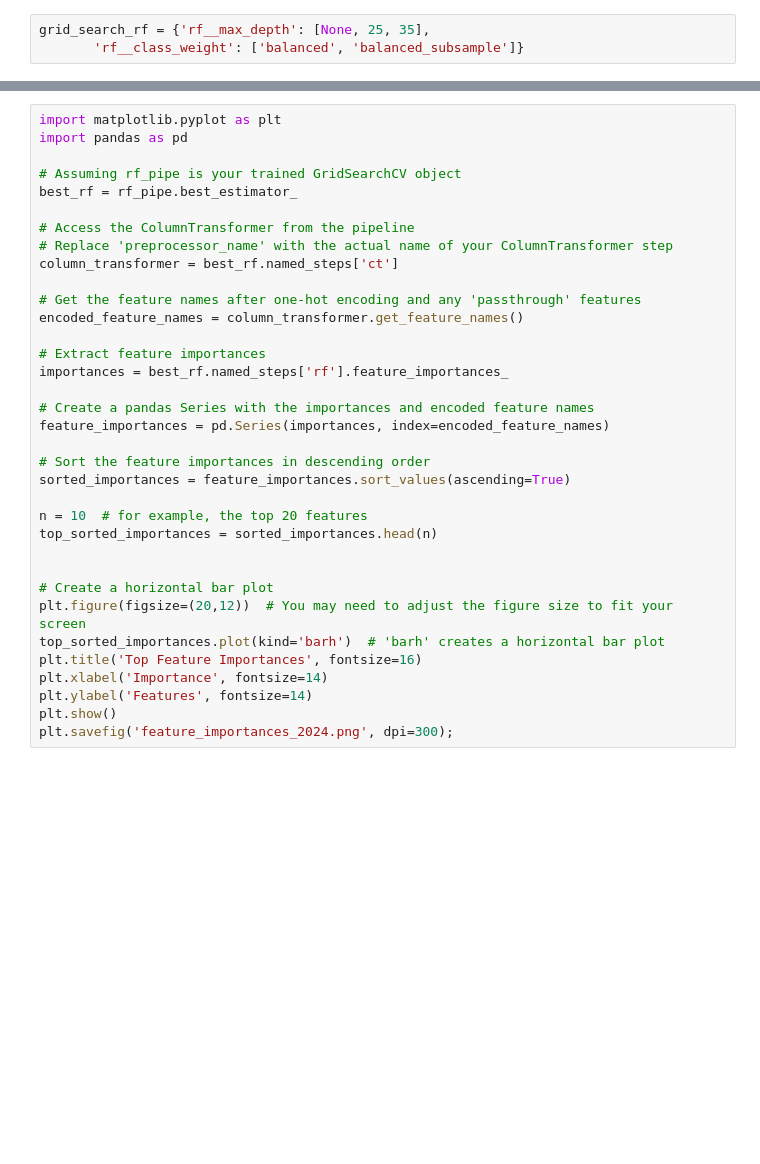
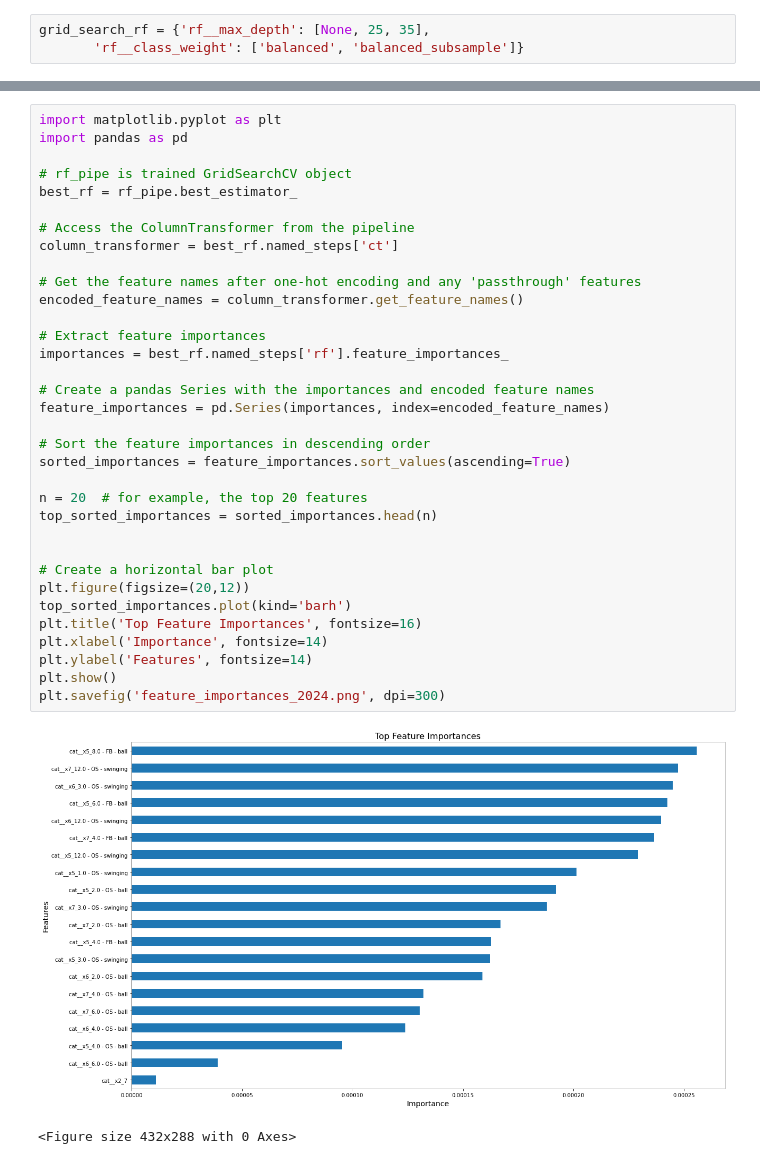
Before and after one commit to basstraining/pitch_predictor, a Jupyter notebook: binary_class_training_eval_final.ipynb, the cells around one changed output, grey strips where cells are left out. Drawn from its saved outputs; the diff is of its cells as text; blank space fills up the shorter version.

```diff
--- a/binary_class_training_eval_final.ipynb
+++ b/binary_class_training_eval_final.ipynb
@@ -270,35 +346,37 @@ rf_pipe.fit(X_train, y_train)
 # %%
 import matplotlib.pyplot as plt
 import pandas as pd
 
-# Assuming rf_pipe is your trained GridSearchCV object
+# rf_pipe is trained GridSearchCV object
 best_rf = rf_pipe.best_estimator_
 
 # Access the ColumnTransformer from the pipeline
-# Replace 'preprocessor_name' with the actual name of your ColumnTransformer step
 column_transformer = best_rf.named_steps['ct']
 
 # Get the feature names after one-hot encoding and any 'passthrough' features
 encoded_feature_names = column_transformer.get_feature_names()
 
 # Extract feature importances
 importances = best_rf.named_steps['rf'].feature_importances_
 
 # Create a pandas Series with the importances and encoded feature names
 feature_importances = pd.Series(importances, index=encoded_feature_names)
 
 # Sort the feature importances in descending order
 sorted_importances = feature_importances.sort_values(ascending=True)
 
-n = 10  # for example, the top 20 features
+n = 20  # for example, the top 20 features
 top_sorted_importances = sorted_importances.head(n)
 
 
 # Create a horizontal bar plot
-plt.figure(figsize=(20,12))  # You may need to adjust the figure size to fit your screen
-top_sorted_importances.plot(kind='barh')  # 'barh' creates a horizontal bar plot
+plt.figure(figsize=(20,12))
+top_sorted_importances.plot(kind='barh')
 plt.title('Top Feature Importances', fontsize=16)
 plt.xlabel('Importance', fontsize=14)
 plt.ylabel('Features', fontsize=14)
 plt.show()
-plt.savefig('feature_importances_2024.png', dpi=300);
+plt.savefig('feature_importances_2024.png', dpi=300)
+# %% [output]
+[figure, added]
+<Figure size 432x288 with 0 Axes>
```
Also changed, not shown: parts of 30 cells of this notebook, 2 other files.
